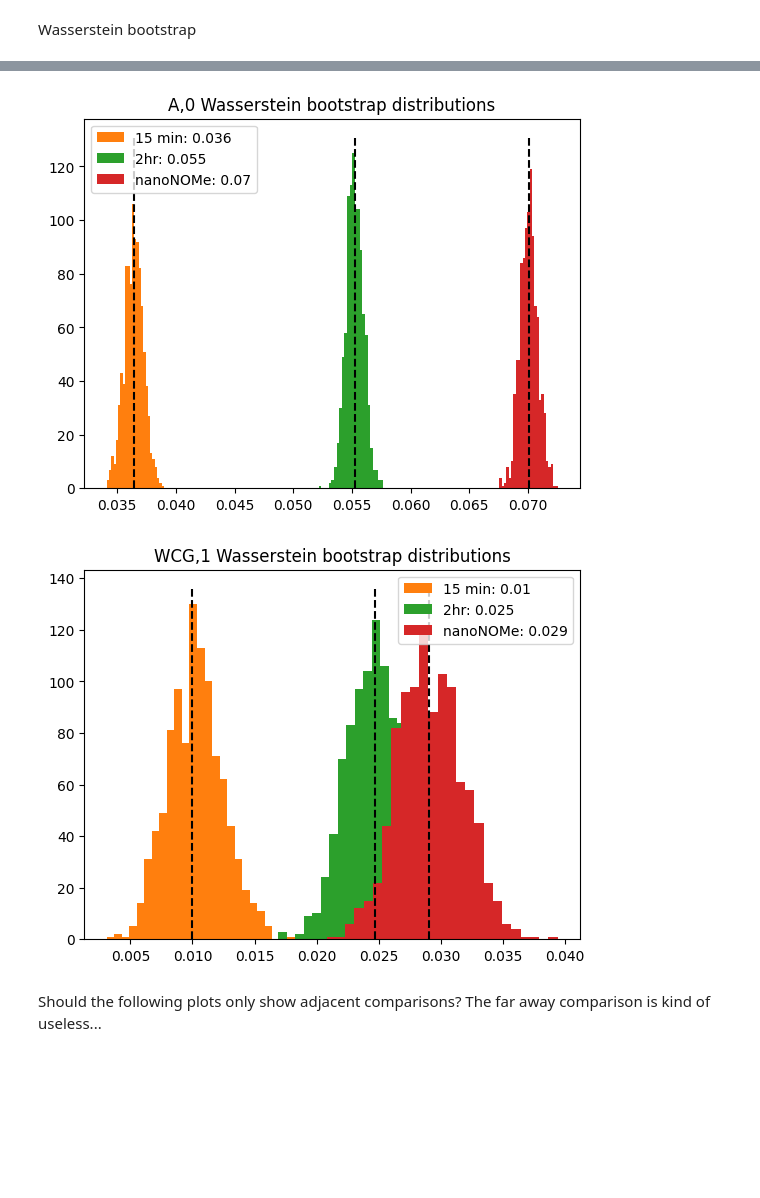
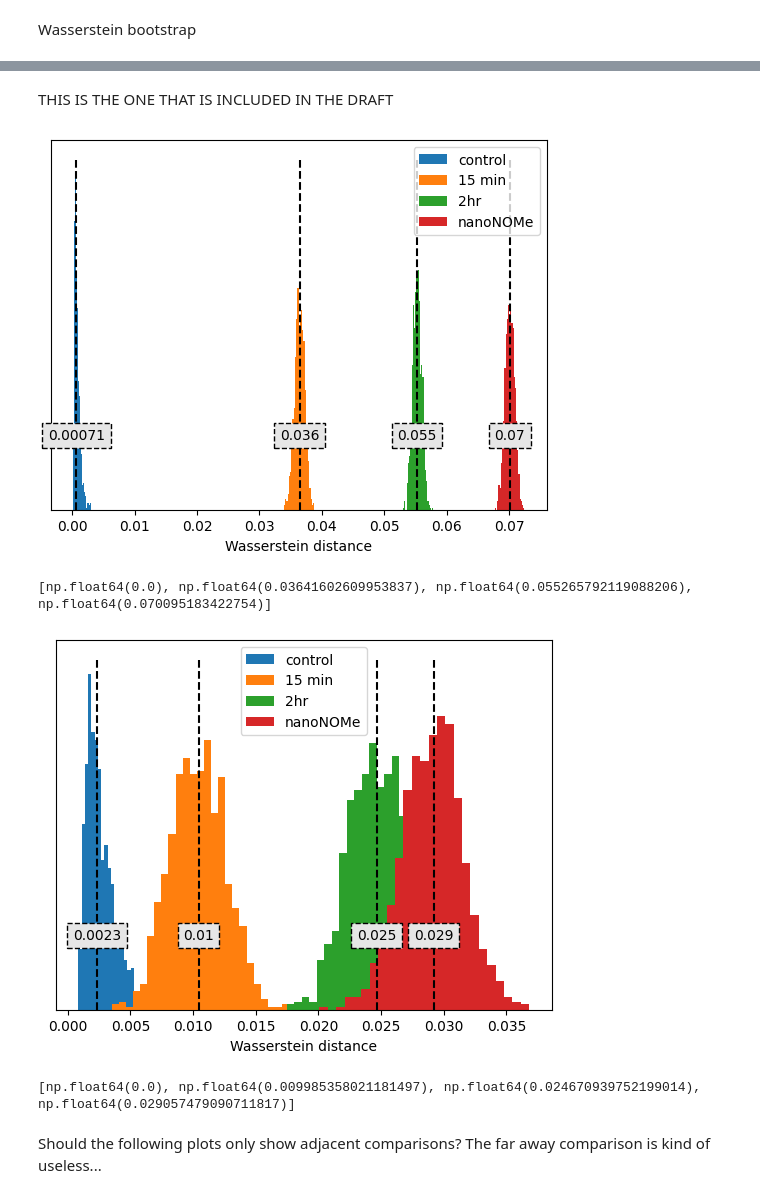
Before and after one commit to streetslab/multimodal-dimelo, a Jupyter notebook: crosstalk_analysis.ipynb, the cells around one changed output, grey strips where cells are left out. Cells and saved outputs as stored; diff of their text form; code cells hidden in the pictures; blank space fills up the shorter version.

```diff
--- a/crosstalk_analysis.ipynb
+++ b/crosstalk_analysis.ipynb
@@ -22,7 +22,7 @@ barcodes = [10, 11, 12, 13]
 # NOTE: Match window sizes set in third_party_data.ipynb
 window_size = 1500
 ctcf_on_target_window_size = 200
-motifs = ["A,0", "GCH,1", "WCG,1"]
+motifs = ["A,0", "GCH,1", "WCG,1", "WCG,1,h"]
 mod_prob_thresh = 0.95
 smoothing = 25
 n_cores = 10
@@ -227,5 +232,7 @@ for motif in ["A,0", "WCG,1"]:
         plt.ecdf(motif_mod_vectors[motif][i], label=labels[i])
     plt.title(f"{motif} ecdf")
     plt.legend(loc="lower right")
+    plt.xlabel("mod probability")
+    plt.ylabel("proportion")
     plt.show()
 # %% [output]
@@ -326,8 +333,25 @@ Wasserstein bootstrap
 # %%
 bootstrap_results = defaultdict(list)
 for motif in ["A,0", "WCG,1"]:
-    for i in range(1, 4):
+    for i in range(4):
         # TODO: using method "basic" because "BCa" crashed the kernel. Is this reasonable?
         data = (motif_mod_vectors[motif][0], motif_mod_vectors[motif][i])
         bootstrap_result = stats.bootstrap(data, stats.wasserstein_distance, vectorized=False, rng=42, n_resamples=1000, method="basic")
         bootstrap_results[motif].append(bootstrap_result)
+# %%
+colors = ["tab:blue", "tab:orange", "tab:green", "tab:red"]
+labels = ["control", "15 min", "2hr", "nanoNOMe"]
+for motif in ["A,0", "WCG,1"]:
+    plt.figure()
+    mod_vectors = motif_mod_vectors[motif]
+    wds = []
+    for i in range(4):
+        wd = stats.wasserstein_distance(mod_vectors[0], mod_vectors[i])
+        plt.hist(bootstrap_results[motif][i].bootstrap_distribution, bins=25, label=f"{labels[i]}: {wd:.2}", color=colors[i])
+        wds.append(wd)
+    y_min, y_max = plt.ylim()
+    plt.vlines(wds, y_min, y_max, color="k", linestyle="--")
+    plt.title(f"{motif} Wasserstein bootstrap distributions")
+    plt.legend()
+    plt.show()
+    plt.close()
@@ -334,23 +361,39 @@ for motif in ["A,0", "WCG,1"]:
+# %% [markdown]
+THIS IS THE ONE THAT IS INCLUDED IN THE DRAFT
 # %%
 colors = ["tab:blue", "tab:orange", "tab:green", "tab:red"]
 labels = ["control", "15 min", "2hr", "nanoNOMe"]
 for motif in ["A,0", "WCG,1"]:
     plt.figure()
     mod_vectors = motif_mod_vectors[motif]
     wds = []
-    for i in range(1,4):
+    medians = []
+    for i in range(4):
         wd = stats.wasserstein_distance(mod_vectors[0], mod_vectors[i])
-        plt.hist(bootstrap_results[motif][i-1].bootstrap_distribution, bins=25, label=f"{labels[i]}: {wd:.2}", color=colors[i])
+        # plt.hist(bootstrap_results[motif][i].bootstrap_distribution, bins=25, label=f"{labels[i]}: {wd:.2}", color=colors[i])
+        plt.hist(bootstrap_results[motif][i].bootstrap_distribution, bins=25, label=f"{labels[i]}", color=colors[i])
         wds.append(wd)
+        medians.append(np.median(bootstrap_results[motif][i].bootstrap_distribution))
     y_min, y_max = plt.ylim()
-    plt.vlines(wds, y_min, y_max, color="k", linestyle="--")
-    plt.title(f"{motif} Wasserstein bootstrap distributions")
+    plt.vlines(medians, y_min, y_max, color="k", linestyle="--")
+    grey = (0.9, 0.9, 0.9)
+    for wd, color in zip(medians, colors):
+        plt.text(wd, (y_max - y_min) / 5, f"{wd:.2}", horizontalalignment="center", bbox=dict(ec="black", fc=grey, linestyle="--"))
+    # plt.title(f"{motif} Wasserstein bootstrap distributions")
     plt.legend()
-    plt.show()
+    plt.xlabel("Wasserstein distance")
+    plt.ylabel("")
+    plt.yticks([])
+    # plt.gca().set_box_aspect(1)
+    # plt.show()
+    plt.savefig(f"crosstalk_wd_bootstrap_{motif}.svg")
     plt.close()
+    print(wds)
 # %% [output]
-[figure, old version]
+[figure, new version]
+[np.float64(0.0), np.float64(0.03641602609953837), np.float64(0.055265792119088206), np.float64(0.070095183422754)]
-[figure, old version]
+[figure, new version]
+[np.float64(0.0), np.float64(0.009985358021181497), np.float64(0.024670939752199014), np.float64(0.029057479090711817)]
 # %% [markdown]
 Should the following plots only show adjacent comparisons? The far away comparison is kind of useless...
 # %%
```
Also changed, not shown: parts of 8 cells of this notebook, 1 other file.
